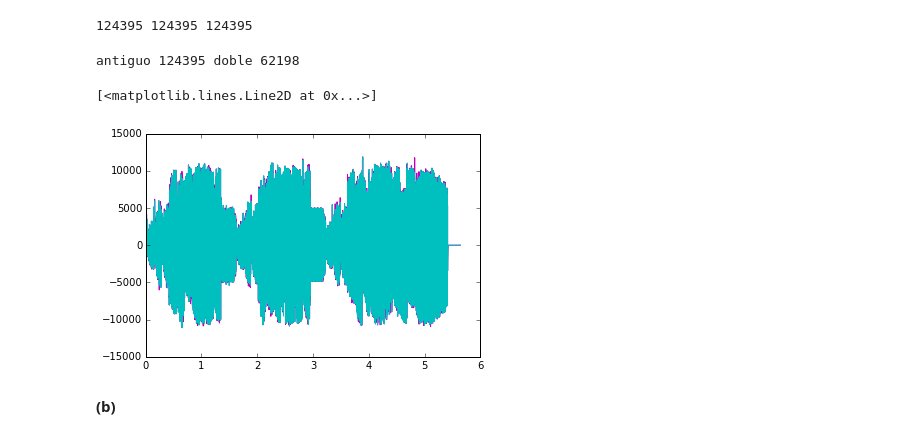
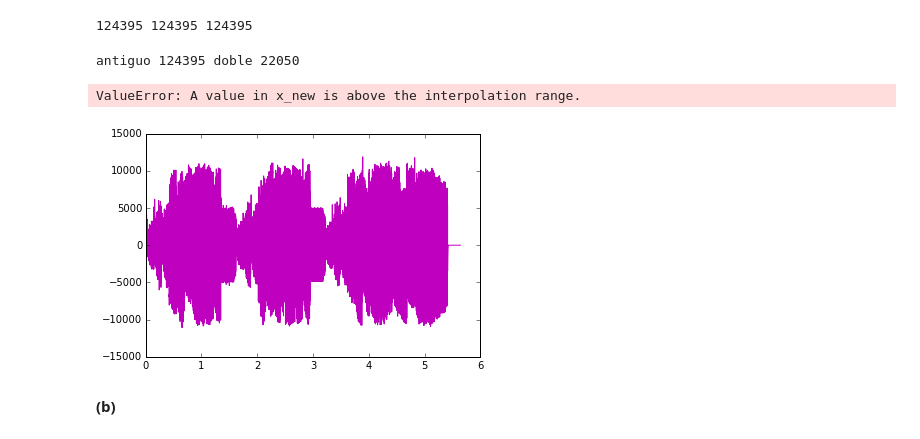
Before and after one commit to natalycr/MC, a Jupyter notebook: Parciales/Ex2-NatalyCastillo.ipynb, the cells around one changed output. Saved outputs shown, nothing was run; the diff lists cells and outputs as text; code cells hidden in the pictures.

```diff
--- a/Parciales/Ex2-NatalyCastillo.ipynb
+++ b/Parciales/Ex2-NatalyCastillo.ipynb
@@ -46,22 +47,24 @@ nueva_anti= interpolate.interp1d(timearray, a , kind='linear')
 # %%
 fig=plt.figure()
 # despues la evaluo en 2 veces el tiempo, es decir, 2 veces el numero de datos.
 
-double_time=arange(0, len(trans_o)/float(sampleRate), 2*1/float(sampleRate))
+double_time=linspace(0, 2*len(timearray), float(sampleRate))
+
+#double_time=arange(0, len(trans_o)/float(sampleRate), 1/float(sampleRate))
 
 print 'antiguo', len(timearray), 'doble', len(double_time)
 
 ax=fig.add_subplot(111)
 
 #ax.plot(timearray[0:3], anti_trans1[0:3], '*m', label='normal')
 #ax.plot(double_time[0:3], nueva_anti(double_time)[0:3], 'oc', label='interpolacion')
 
 ax.plot(timearray, anti_trans1, '-m', label='normal')
 ax.plot(double_time, nueva_anti(double_time), '-c', label='interpolacion')
 # %% [output]
-antiguo 124395 doble 62198
+antiguo 124395 doble 22050
-[<matplotlib.lines.Line2D at 0x...>]
+ValueError: A value in x_new is above the interpolation range.
-[figure, old version]
+[figure, new version]
 # %% [markdown]
 **(b)**
 # %%
```
Also changed, not shown: parts of 1 cell of this notebook, 1 other file.
